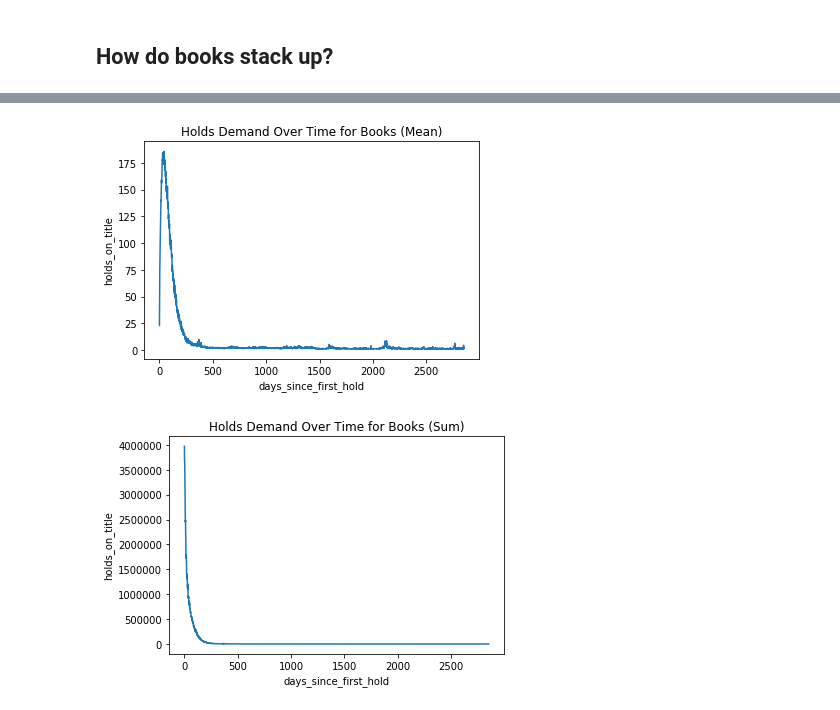
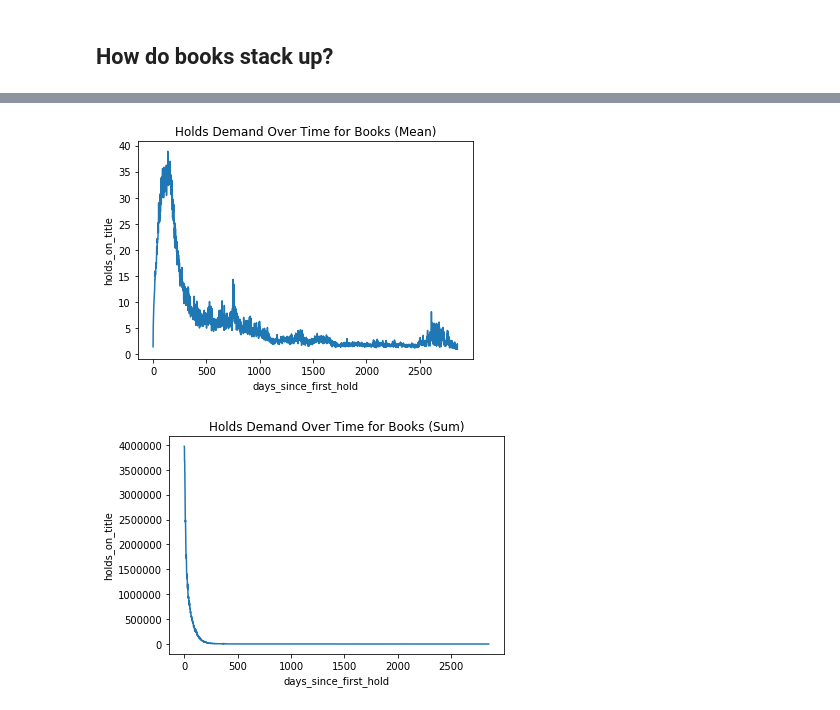
Before and after one commit to hannah-rauh/SI485, a Jupyter notebook: AADL.ipynb, the cells around one changed output, grey strips where cells are left out. Cells and saved outputs as stored; diff of their text form; code cells hidden in the pictures.

Commit message:
Add files via upload
Fixed chart titles

```diff
--- a/AADL.ipynb
+++ b/AADL.ipynb
@@ -1003,11 +1036,11 @@ ax.set_title('Holds Demand Over Time for Books (Median)');
 # %%
-dvd_agg_mean = dvds_updated.groupby('days_since_first_hold')\
-                           .agg({'holds_on_title':'mean'})\
-                           .reset_index()\
-                           .sort_values('days_since_first_hold', ascending = True)
+books_agg_mean = books_updated.groupby('days_since_first_hold')\
+                              .agg({'holds_on_title':'mean'})\
+                              .reset_index()\
+                              .sort_values('days_since_first_hold', ascending = True)
 # %%
-ax = sns.lineplot(x="days_since_first_hold", y="holds_on_title", data=dvd_agg_mean);
+ax = sns.lineplot(x="days_since_first_hold", y="holds_on_title", data=books_agg_mean);
 ax.set_title('Holds Demand Over Time for Books (Mean)');
 # %% [output]
-[figure, old version]
+[figure, new version]
 # %%
```
Also changed, not shown: parts of 16 cells of this notebook.
